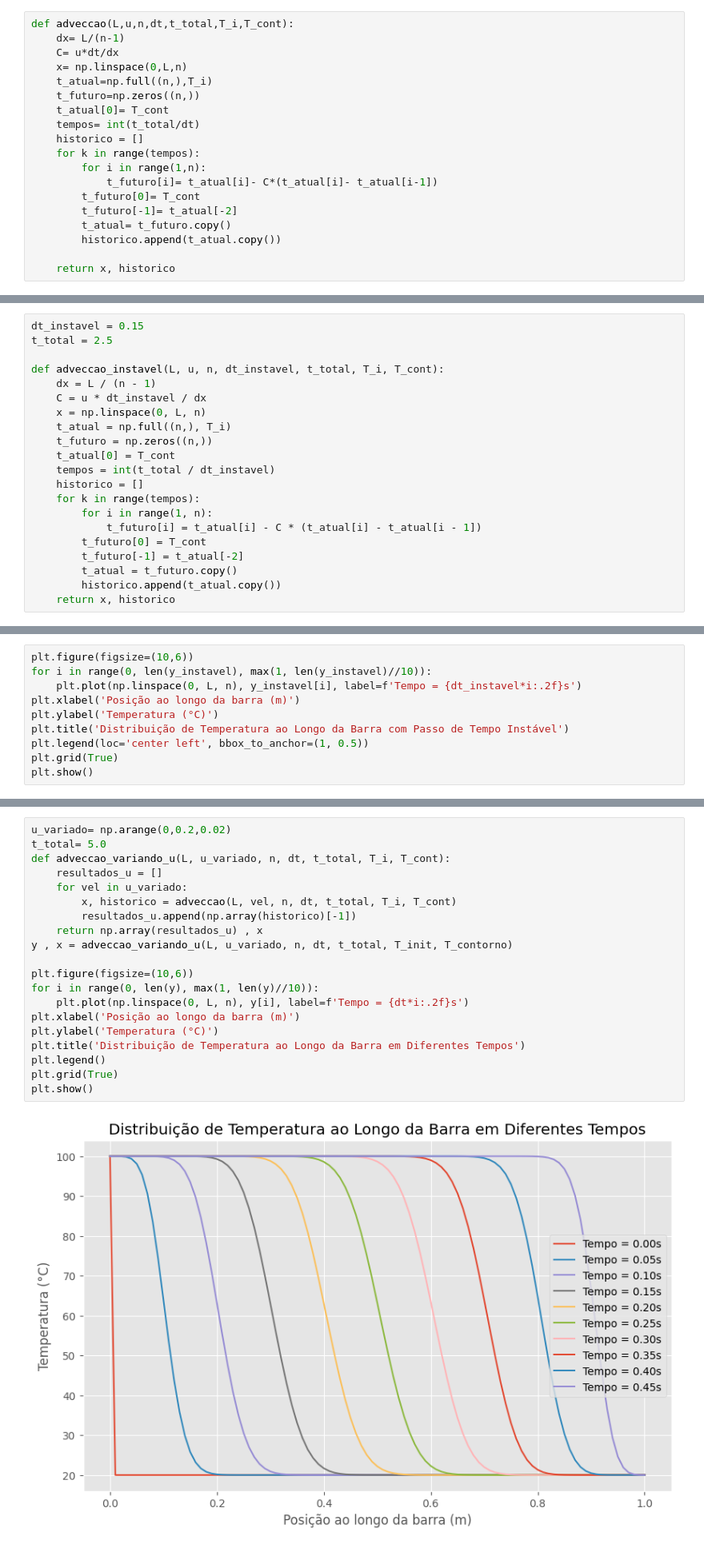
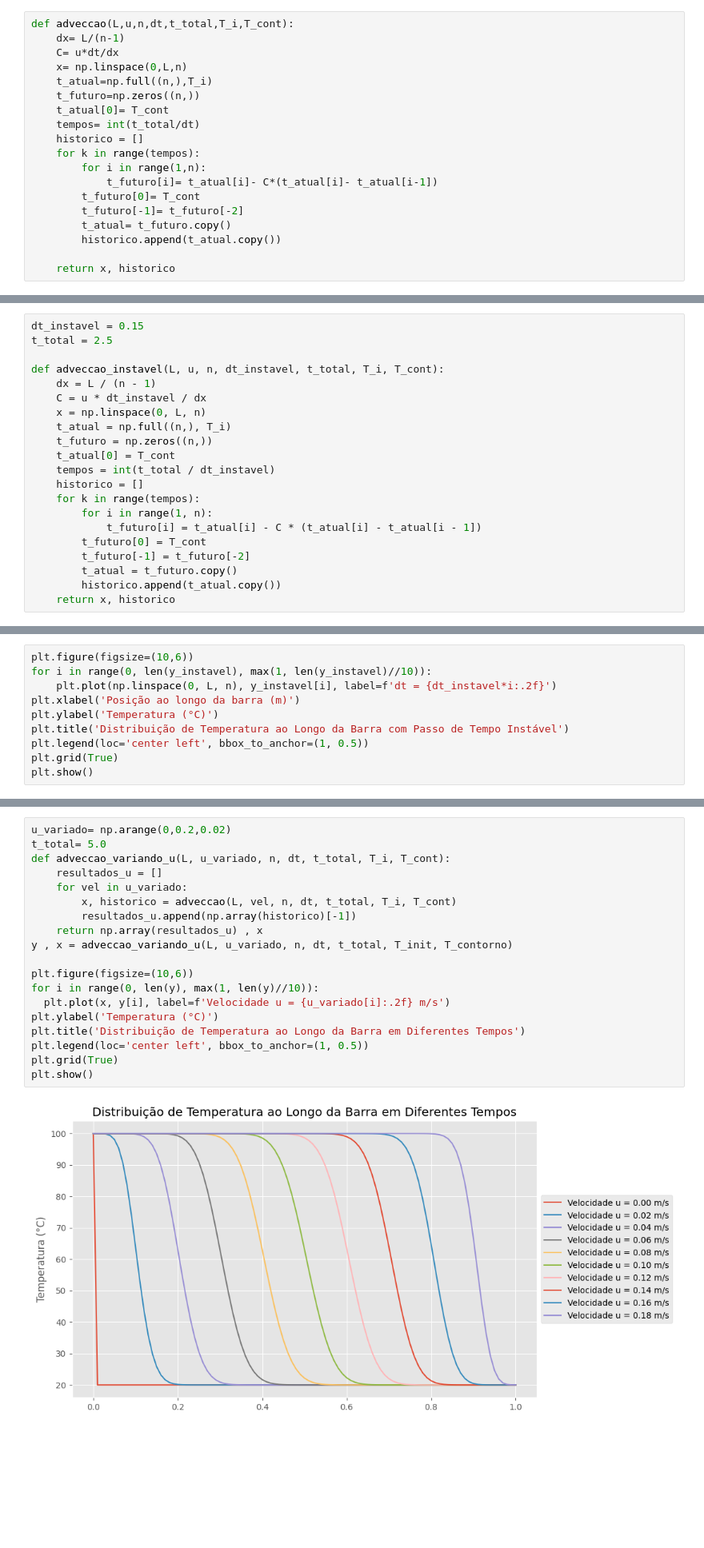
Before and after one commit to italorosq/M-todos-Num-ricos-para-EDO-S-E-EDP-S, a Jupyter notebook: trabalho3.ipynb, the cells around one changed output, grey strips where cells are left out. Shown at 80% size. Drawn from its saved outputs; the diff is of its cells as text; blank space fills up the shorter version.

```diff
--- a/trabalho3.ipynb
+++ b/trabalho3.ipynb
@@ -38,7 +38,7 @@ def adveccao(L,u,n,dt,t_total,T_i,T_cont):
         for i in range(1,n):
             t_futuro[i]= t_atual[i]- C*(t_atual[i]- t_atual[i-1])
         t_futuro[0]= T_cont
-        t_futuro[-1]= t_atual[-2]
+        t_futuro[-1]= t_futuro[-2]
         t_atual= t_futuro.copy()
         historico.append(t_atual.copy())
 
@@ -124,7 +124,7 @@ def adveccao_instavel(L, u, n, dt_instavel, t_total, T_i, T_cont):
         for i in range(1, n):
             t_futuro[i] = t_atual[i] - C * (t_atual[i] - t_atual[i - 1])
         t_futuro[0] = T_cont
-        t_futuro[-1] = t_atual[-2]
+        t_futuro[-1] = t_futuro[-2]
         t_atual = t_futuro.copy()
         historico.append(t_atual.copy())
     return x, historico
@@ -145,7 +145,7 @@ plt.show()
 # %%
 plt.figure(figsize=(10,6))
 for i in range(0, len(y_instavel), max(1, len(y_instavel)//10)):
-    plt.plot(np.linspace(0, L, n), y_instavel[i], label=f'Tempo = {dt_instavel*i:.2f}s')
+    plt.plot(np.linspace(0, L, n), y_instavel[i], label=f'dt = {dt_instavel*i:.2f}')
 plt.xlabel('Posição ao longo da barra (m)')
 plt.ylabel('Temperatura (°C)')
 plt.title('Distribuição de Temperatura ao Longo da Barra com Passo de Tempo Instável')
@@ -159,25 +159,24 @@ As analises a seguir são variando os parametros fornecidos, afim de descobrir c
 # %%
 u_variado= np.arange(0,0.2,0.02)
 t_total= 5.0
 def adveccao_variando_u(L, u_variado, n, dt, t_total, T_i, T_cont):
     resultados_u = []
     for vel in u_variado:
         x, historico = adveccao(L, vel, n, dt, t_total, T_i, T_cont)
         resultados_u.append(np.array(historico)[-1])
     return np.array(resultados_u) , x
 y , x = adveccao_variando_u(L, u_variado, n, dt, t_total, T_init, T_contorno)
 
 plt.figure(figsize=(10,6))
 for i in range(0, len(y), max(1, len(y)//10)):
-    plt.plot(np.linspace(0, L, n), y[i], label=f'Tempo = {dt*i:.2f}s')
-plt.xlabel('Posição ao longo da barra (m)')
+  plt.plot(x, y[i], label=f'Velocidade u = {u_variado[i]:.2f} m/s')
 plt.ylabel('Temperatura (°C)')
 plt.title('Distribuição de Temperatura ao Longo da Barra em Diferentes Tempos')
-plt.legend()
+plt.legend(loc='center left', bbox_to_anchor=(1, 0.5))
 plt.grid(True)
 plt.show()
 # %% [output]
-[figure, old version]
+[figure, new version]
 # %%
 plt.figure(figsize=(10,6))
 sns.heatmap(y, cmap='hot', cbar_kws={'label': 'Temperatura (°C)'})
```
Also changed, not shown: parts of 7 cells of this notebook, 1 other file.
